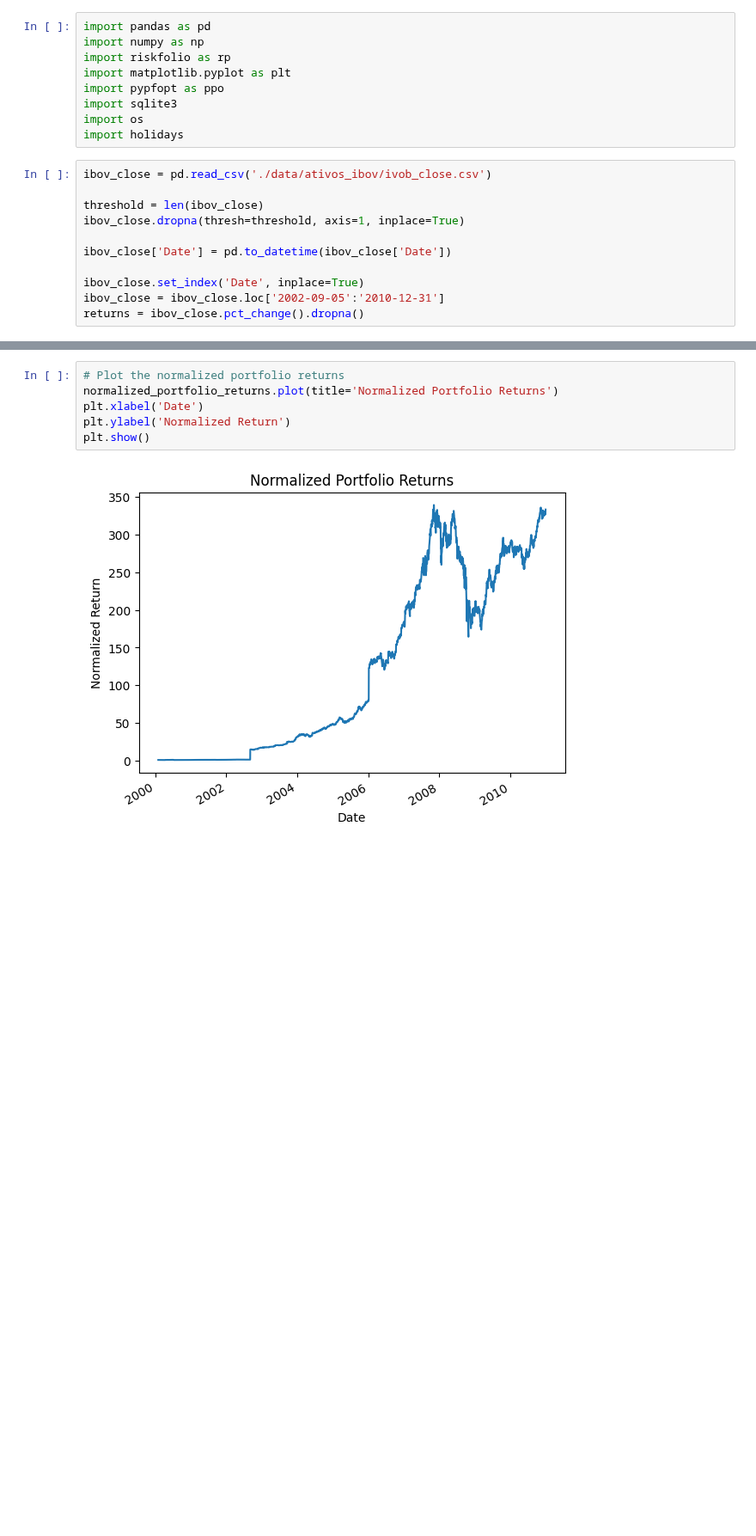
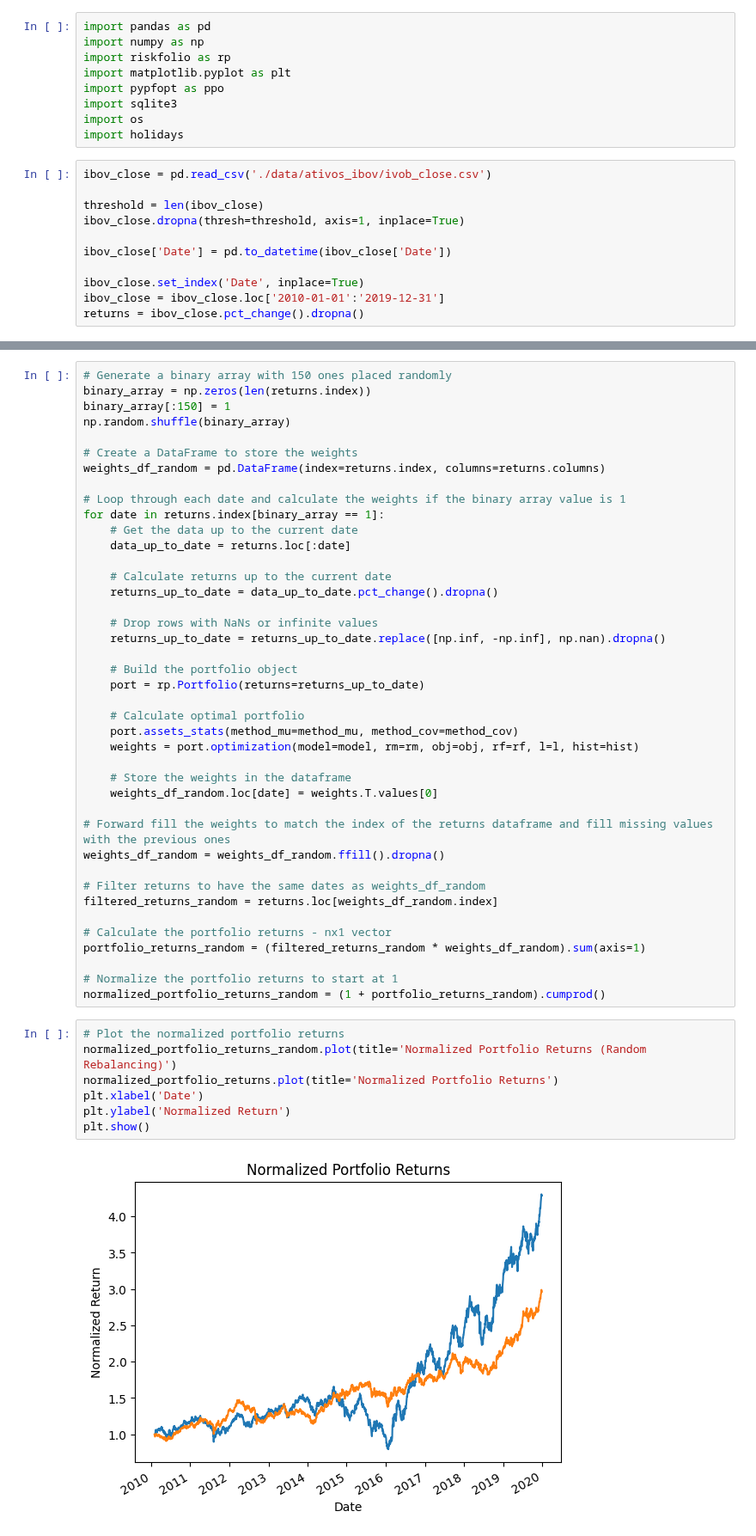
Before and after one commit to fea-dev-usp/quantamental-Dev_Wizards, a Jupyter notebook: rebalanceamentos_aleatorios.ipynb, the cells around one changed output, grey strips where cells are left out. Shown at 86% size. Cells and saved outputs as stored; diff of their text form; blank space fills up the shorter version.

```diff
--- a/rebalanceamentos_aleatorios.ipynb
+++ b/rebalanceamentos_aleatorios.ipynb
@@ -16,7 +16,7 @@ ibov_close.dropna(thresh=threshold, axis=1, inplace=True)
 ibov_close['Date'] = pd.to_datetime(ibov_close['Date'])
 
 ibov_close.set_index('Date', inplace=True)
-ibov_close = ibov_close.loc['2002-09-05':'2010-12-31']
+ibov_close = ibov_close.loc['2010-01-01':'2019-12-31']
 returns = ibov_close.pct_change().dropna()
 # %%
 # Portfolio simples com rp
@@ -142,8 +122,50 @@ Length: 2780, dtype: float64
+# %%
+# Generate a binary array with 150 ones placed randomly
+binary_array = np.zeros(len(returns.index))
+binary_array[:150] = 1
+np.random.shuffle(binary_array)
+
+# Create a DataFrame to store the weights
+weights_df_random = pd.DataFrame(index=returns.index, columns=returns.columns)
+
+# Loop through each date and calculate the weights if the binary array value is 1
+for date in returns.index[binary_array == 1]:
+    # Get the data up to the current date
+    data_up_to_date = returns.loc[:date]
+
+    # Calculate returns up to the current date
+    returns_up_to_date = data_up_to_date.pct_change().dropna()
+
+    # Drop rows with NaNs or infinite values
+    returns_up_to_date = returns_up_to_date.replace([np.inf, -np.inf], np.nan).dropna()
+
+    # Build the portfolio object
+    port = rp.Portfolio(returns=returns_up_to_date)
+
+    # Calculate optimal portfolio
+    port.assets_stats(method_mu=method_mu, method_cov=method_cov)
+    weights = port.optimization(model=model, rm=rm, obj=obj, rf=rf, l=l, hist=hist)
+
+    # Store the weights in the dataframe
+    weights_df_random.loc[date] = weights.T.values[0]
+
+# Forward fill the weights to match the index of the returns dataframe and fill missing values with the previous ones
+weights_df_random = weights_df_random.ffill().dropna()
+
+# Filter returns to have the same dates as weights_df_random
+filtered_returns_random = returns.loc[weights_df_random.index]
+
+# Calculate the portfolio returns - nx1 vector
+portfolio_returns_random = (filtered_returns_random * weights_df_random).sum(axis=1)
+
+# Normalize the portfolio returns to start at 1
+normalized_portfolio_returns_random = (1 + portfolio_returns_random).cumprod()
 # %%
 # Plot the normalized portfolio returns
+normalized_portfolio_returns_random.plot(title='Normalized Portfolio Returns (Random Rebalancing)')
 normalized_portfolio_returns.plot(title='Normalized Portfolio Returns')
 plt.xlabel('Date')
 plt.ylabel('Normalized Return')
 plt.show()
 # %% [output]
-[figure, old version]
+[figure, new version]
```
Also changed, not shown: parts of 9 cells of this notebook.
